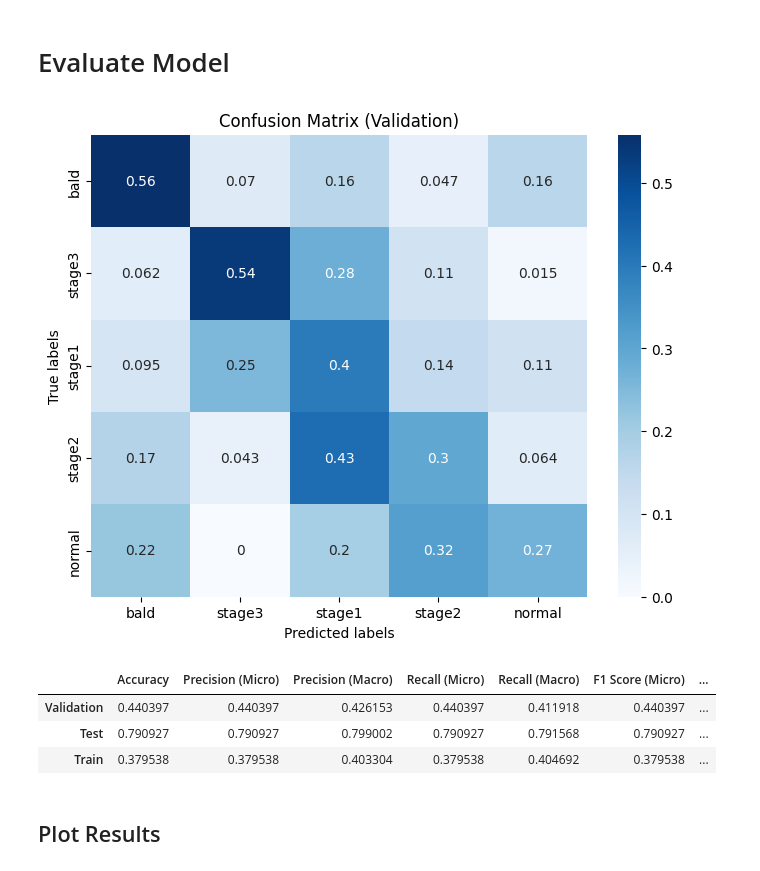
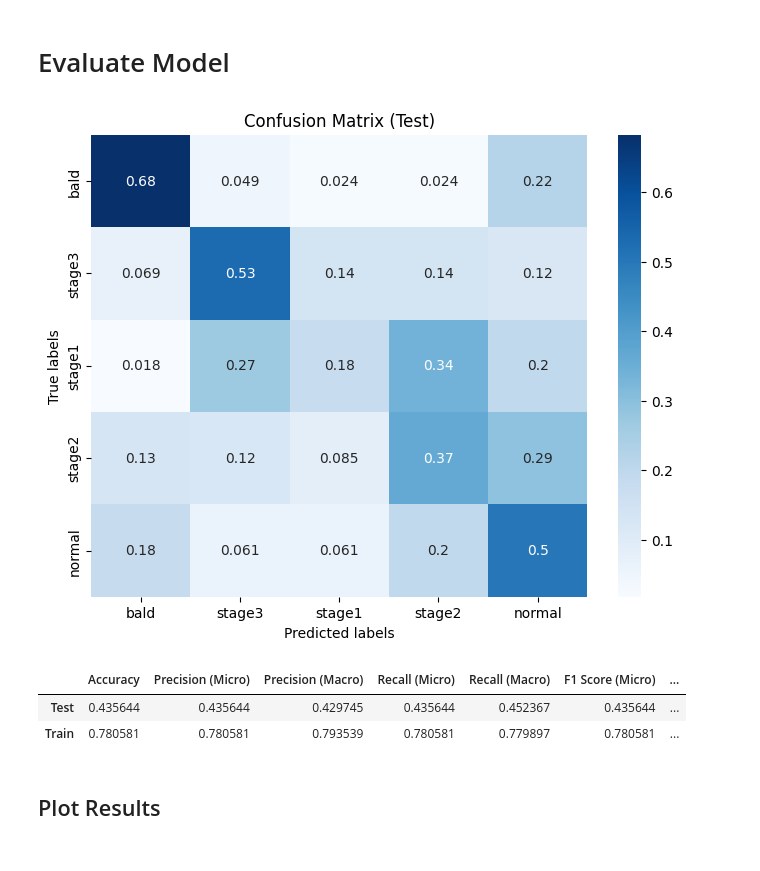
Before and after one commit to D0men1c0/Bald-Classification, a Jupyter notebook: notebook.ipynb, the cells around one changed output. Cells and saved outputs as stored; diff of their text form; code cells hidden in the pictures.

```diff
--- a/notebook.ipynb
+++ b/notebook.ipynb
@@ -265,0 +284,5 @@ train_loader, validation_loader, test_loader = defineDataLoader()
+# %%
+X_train_normalize, X_test_normalize, X_validation_normalize, y_train, y_test, y_validation = mainProcessData2(dim_res=28)
+X_train_normalize = np.concatenate((X_train_normalize, X_validation_normalize), axis=0)
+y_train = np.concatenate((y_train, y_validation), axis=0)
+X_train_normalize.shape
@@ -265,0 +291,6 @@ train_loader, validation_loader, test_loader = defineDataLoader()
+# %%
+train_loader, test_loader = defineDataLoader2(X_train_normalize, X_test_normalize, y_train, y_test, batch_size=32)
+for inputs, labels in train_loader:
+    print(f"Shape of input: {inputs.shape}")
+    print(f"Type of input: {inputs.dtype}")
+    break
@@ -267,19 +301,20 @@ train_loader, validation_loader, test_loader = defineDataLoader()
 class CNN_1(nn.Module):
     def __init__(self):
         super().__init__()
-        self.conv1 = nn.Conv2d(32, 32, kernel_size=(3,3), stride=1, padding=1)
+        self.conv1 = nn.Conv2d(3, 32, kernel_size=(3, 3), stride=1, padding=1)
         self.act1 = nn.ReLU()
         self.drop1 = nn.Dropout(0.3)
-        self.conv2 = nn.Conv2d(32, 32, kernel_size=(3,3), stride=1, padding=1)
+        self.conv2 = nn.Conv2d(32, 32, kernel_size=(3, 3), stride=1, padding=1)
         self.act2 = nn.ReLU()
         self.pool2 = nn.MaxPool2d(kernel_size=(2, 2), stride=2, padding=1)
         self.flat = nn.Flatten()
-        self.fc3 = nn.Linear(1088, 512)
+        self.fc3 = nn.Linear(7200, 512)
         self.act3 = nn.ReLU()
         self.drop3 = nn.Dropout(0.5)
         self.fc4 = nn.Linear(512, 5)
 
     def forward(self, x):
+        x = x.permute(0, 3, 1, 2)
         x = self.act1(self.conv1(x))
         x = self.drop1(x)
         x = self.act2(self.conv2(x))
@@ -330,5 +415,5 @@ def trainModel(model, train_loader, criterion, optimizer, num_epochs=10, train_i
 # %%
-model = CNN_1()
+model_1 = CNN_1()
 criterion = nn.CrossEntropyLoss()
-optimizer = optim.Adam(model.parameters(), lr=0.001)
-trainModel(model, train_loader, criterion, optimizer, num_epochs=30)
+optimizer = optim.SGD(model_1.parameters(), lr=0.01, weight_decay = 0.001)
+history = trainModel(model_1, train_loader, criterion, optimizer, num_epochs=100)
@@ -437,14 +510,13 @@ def summarizeEvaluation(model, validation_loader, train_loader=None, test_loader
 
     return df
 # %%
-df = summarizeEvaluation(model, validation_loader, test_loader, train_loader, show=True)
+df = summarizeEvaluation(model_1, test_loader, train_loader, show=True)
 df
 # %% [output]
-[figure, old version]
+[figure, new version]
 |  | Accuracy | Precision (Micro) | Precision (Macro) | Recall (Micro) | Recall (Macro) | F1 Score (Micro) | ... |
-| Validation | 0.440397 | 0.440397 | 0.426153 | 0.440397 | 0.411918 | 0.440397 | ... |
-| Test | 0.790927 | 0.790927 | 0.799002 | 0.790927 | 0.791568 | 0.790927 | ... |
-| Train | 0.379538 | 0.379538 | 0.403304 | 0.379538 | 0.404692 | 0.379538 | ... |
+| Test | 0.435644 | 0.435644 | 0.429745 | 0.435644 | 0.452367 | 0.435644 | ... |
+| Train | 0.780581 | 0.780581 | 0.793539 | 0.780581 | 0.779897 | 0.780581 | ... |
 # %% [markdown]
 ## Plot Results
 # %%
```
Also changed, not shown: parts of 50 cells of this notebook.
